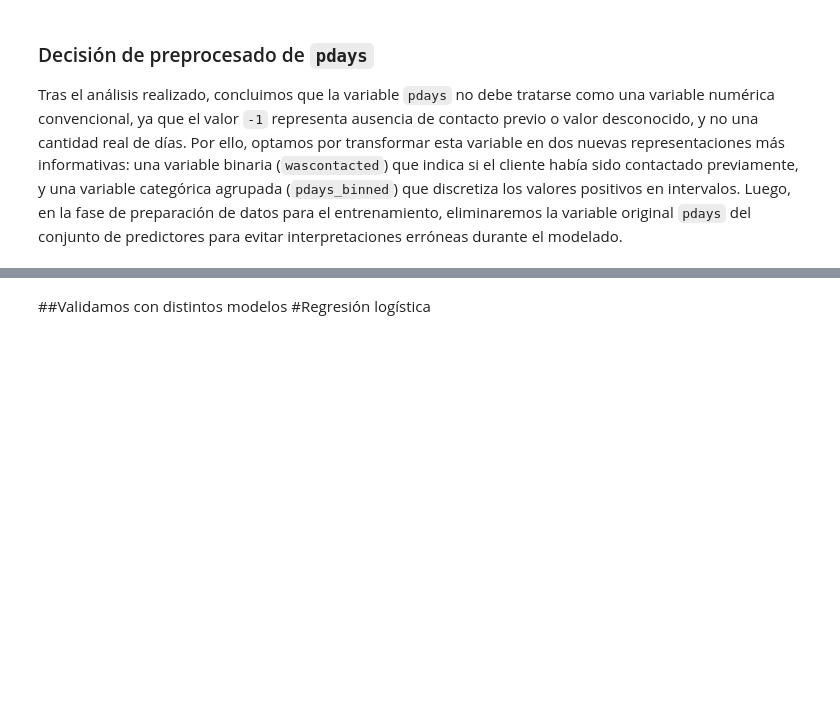
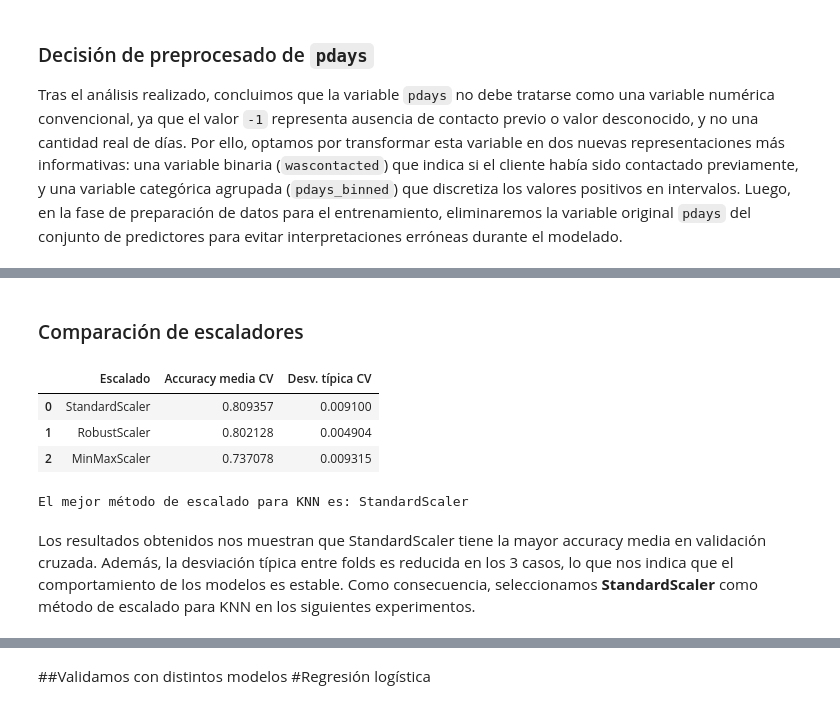
Before and after one commit to 100499078/AA_Practica1, a Jupyter notebook: notebooks/01_eda_y_modelado.ipynb, the cells around one changed output, grey strips where cells are left out. Saved outputs shown, nothing was run; the diff lists cells and outputs as text; code cells hidden in the pictures; blank space fills up the shorter version.

Commit message:
Añado parte de métodos básicos KNN y árbol, hasta árboles poco profundos

```diff
--- a/notebooks/01_eda_y_modelado.ipynb
+++ b/notebooks/01_eda_y_modelado.ipynb
@@ -9,8 +9,8 @@ import numpy as np
 SEED = 100499078
 TARGET = "deposit"
 # %%
-#ruta=r"C:\Users\saram\OneDrive\Documentos\Universidad\Cuarto\Segundo cuatri\Aprendizaje Automático\Práctica 1 - AA\ALL_bank\bank_78.pkl"
-ruta=r"C:\Users\claug\OneDrive\Escritorio\Uni\4 de carrera\aprendizaje automático\Practica1AA\bank_ALL\bank_78.pkl"
+ruta=r"C:\Users\saram\OneDrive\Documentos\Universidad\Cuarto\Segundo cuatri\Aprendizaje Automático\Práctica 1 - AA\ALL_bank\bank_78.pkl"
+#ruta=r"C:\Users\claug\OneDrive\Escritorio\Uni\4 de carrera\aprendizaje automático\Practica1AA\bank_ALL\bank_78.pkl"
 # %%
 df = pd.read_pickle(ruta)
 # %%
@@ -356,0 +297,6 @@ preprocessor = ColumnTransformer(
+# %%
+
+
+
+cat_cols = ['job', 'marital', 'education', 'default', 'housing', 'loan', 'contact', 'month', 'poutcome', 'pdays_binned']
+num_cols = ['age', 'balance', 'day', 'duration', 'campaign', 'previous', 'wascontacted']
@@ -356,0 +369,64 @@ preprocessor = ColumnTransformer(
+# %% [markdown]
+### Comparación de escaladores
+# %%
+from sklearn.compose import ColumnTransformer
+from sklearn.pipeline import Pipeline
+from sklearn.preprocessing import OneHotEncoder, MinMaxScaler, StandardScaler, RobustScaler
+from sklearn.neighbors import KNeighborsClassifier
+from sklearn.model_selection import cross_val_score
+
+scalers = {
+    'MinMaxScaler': MinMaxScaler(),
+    'StandardScaler': StandardScaler(),
+    'RobustScaler': RobustScaler()
+}
+
+resultados_escalado = []
+
+for nombre_scaler, scaler in scalers.items():
+
+    preprocessor = ColumnTransformer(
+        transformers=[
+            ('num', scaler, num_cols),
+            ('cat', OneHotEncoder(handle_unknown='ignore'), cat_cols)
+        ]
+    )
+
+    pipe_knn = Pipeline([
+        ('preprocessing', preprocessor),
+        ('model', KNeighborsClassifier())
+    ])
+
+    scores = cross_val_score(
+        pipe_knn,
+        X_train,
+        y_train,
+        cv=cv_inner,
+        scoring='accuracy',
+        n_jobs=-1
+    )
+
+    resultados_escalado.append({
+        'Escalado': nombre_scaler,
+        'Accuracy media CV': scores.mean(),
+        'Desv. típica CV': scores.std()
+    })
+
+df_escalado_knn = pd.DataFrame(resultados_escalado).sort_values(
+    by='Accuracy media CV',
+    ascending=False
+).reset_index(drop=True)
+
+display(df_escalado_knn)
+
+mejor_scalado_nombre = df_escalado_knn.loc[0, 'Escalado']
+print(f"El mejor método de escalado para KNN es: {mejor_scalado_nombre}")
+# %% [output]
+|  | Escalado | Accuracy media CV | Desv. típica CV |
+| 0 | StandardScaler | 0.809357 | 0.009100 |
+| 1 | RobustScaler | 0.802128 | 0.004904 |
+| 2 | MinMaxScaler | 0.737078 | 0.009315 |
+El mejor método de escalado para KNN es: StandardScaler
+# %% [markdown]
+Los resultados obtenidos nos muestran que StandardScaler tiene la mayor accuracy media en validación cruzada. Además, la desviación típica entre folds es reducida en los 3 casos, lo que nos indica que el comportamiento de los modelos es estable.
+Como consecuencia, seleccionamos **StandardScaler** como método de escalado para KNN en los siguientes experimentos.
```
Also changed, not shown: parts of 26 cells of this notebook.
